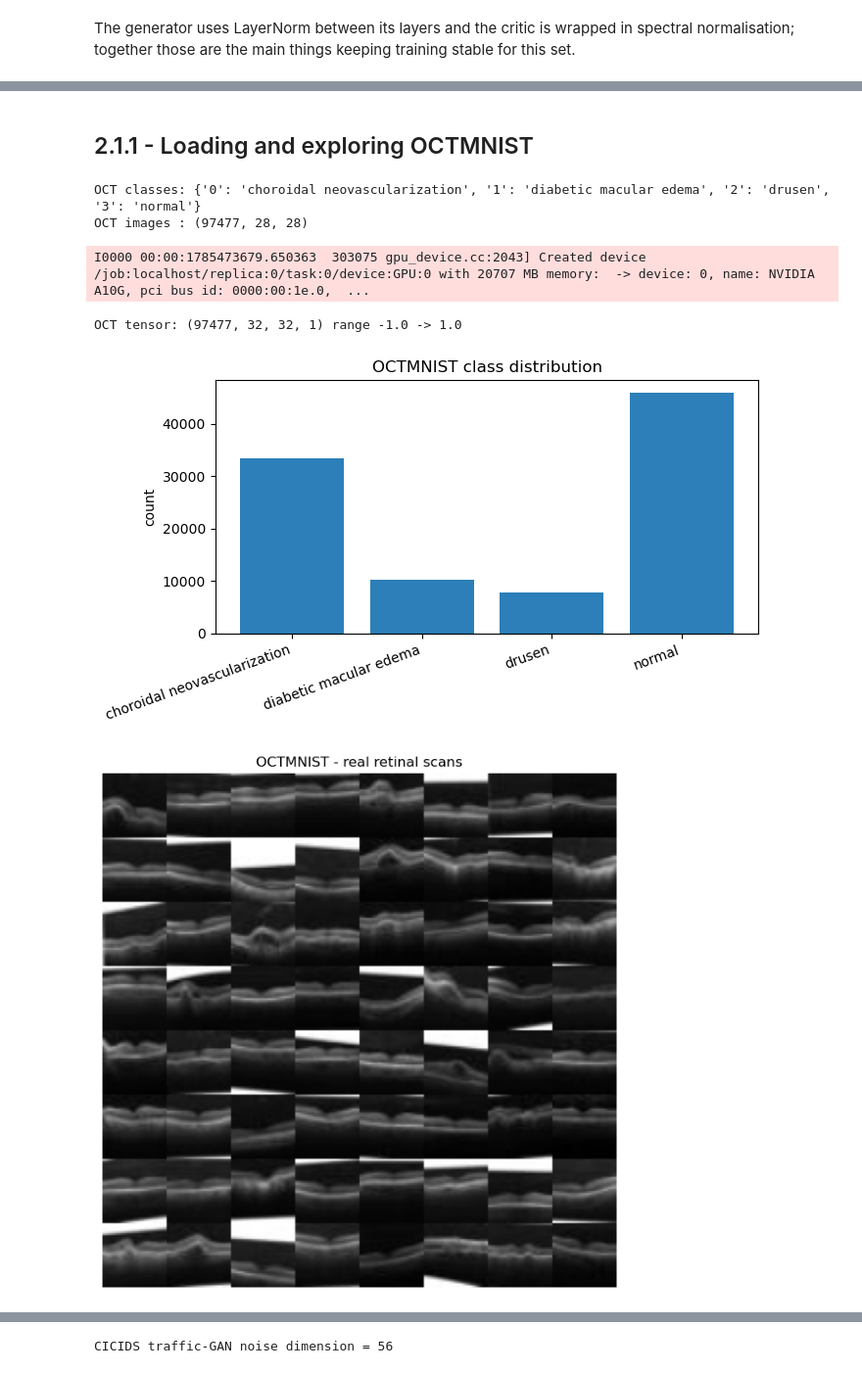
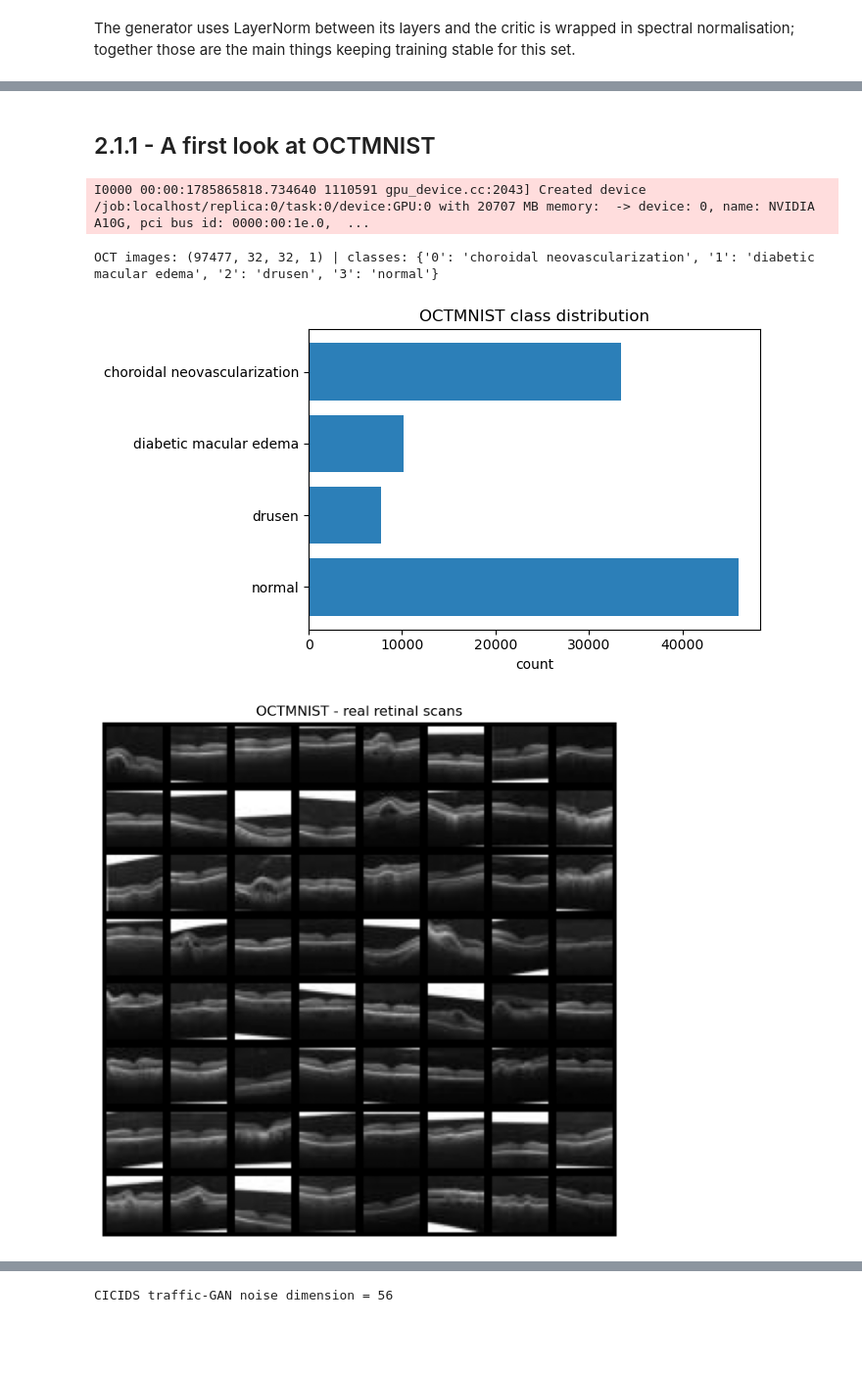
Before and after one commit to nithinreddy2003/GAN_Assignments, a Jupyter notebook: Set 5/GAN_Assignment_Set5_Final.ipynb, the cells around one changed output, grey strips where cells are left out. Shown at 98% size. Drawn from its saved outputs; the diff is of its cells as text; code cells hidden in the pictures; blank space fills up the shorter version.

```diff
--- a/Set 5/GAN_Assignment_Set5_Final.ipynb
+++ b/Set 5/GAN_Assignment_Set5_Final.ipynb
@@ -497,39 +517,35 @@ OCT DCGAN: latent=100 | epochs=40
 # %% [markdown]
-## 2.1.1 - Loading and exploring OCTMNIST
+## 2.1.1 - A first look at OCTMNIST
 # %%
 from medmnist import OCTMNIST, INFO
+oct_meta = INFO["octmnist"]
+OCT_CATEGORY_NAMES = oct_meta["label"]
+OCT_CLASS_COUNT = len(OCT_CATEGORY_NAMES)
 
-OCT_CLASS_NAMES = INFO["octmnist"]["label"]
-OCT_NUM_CLASSES = len(OCT_CLASS_NAMES)
-_oct_train = OCTMNIST(split="train", download=True)
-oct_images_uint8 = _oct_train.imgs
-oct_labels = _oct_train.labels.flatten().astype("int32")
-print("OCT classes:", OCT_CLASS_NAMES)
-print("OCT images :", oct_images_uint8.shape)
+def load_octmnist(pad=2):
+    """Fetch OCTMNIST(train), scale to [-1, 1], and pad the 28x28 scans out to 32x32
+    with a black (-1) border instead of interpolating them up."""
+    ds = OCTMNIST(split="train", download=True)
+    signed = ds.imgs.astype("float32")[..., None] / 127.5 - 1.0        # (N, 28, 28, 1)
+    border = [[0, 0], [pad, pad], [pad, pad], [0, 0]]
+    padded = tf.pad(signed, border, constant_values=-1.0)              # -> (N, 32, 32, 1)
+    return padded.numpy(), ds.labels.reshape(-1).astype("int32")
 
+oct_images, oct_labels = load_octmnist()
+print("OCT images:", oct_images.shape, "| classes:", OCT_CATEGORY_NAMES)
 
-def oct_to_signed(uint8_images, size=32):
-    """(N, 28, 28) uint8 -> (N, size, size, 1) float32 rescaled into [-1, 1]."""
-    scaled = uint8_images.astype("float32")[..., None] / 127.5 - 1.0
-    return tf.image.resize(scaled, (size, size)).numpy()
-
-
-oct_images = oct_to_signed(oct_images_uint8)
-print("OCT tensor:", oct_images.shape, "range", float(oct_images.min()), "->", float(oct_images.max()))
-
-_labels_present, _label_counts = np.unique(oct_labels, return_counts=True)
-plt.figure(figsize=(7, 4))
-plt.bar([OCT_CLASS_NAMES[str(int(v))] for v in _labels_present], _label_counts, color="#2c7fb8")
-plt.title("OCTMNIST class distribution"); plt.ylabel("count"); plt.xticks(rotation=20, ha="right")
-plt.tight_layout(); plt.savefig(os.path.join(RESULTS_DIR, "oct_class_distribution.png"), dpi=150, bbox_inches="tight")
+# Class balance as a horizontal bar chart.
+_present, _counts = np.unique(oct_labels, return_counts=True)
+fig, ax = plt.subplots(figsize=(7, 4))
+ax.barh([OCT_CATEGORY_NAMES[str(int(v))] for v in _present], _counts, color="#2c7fb8")
+ax.set(title="OCTMNIST class distribution", xlabel="count")
+ax.invert_yaxis()
+fig.tight_layout()
 plt.show()
-
-show_samples(oct_images[:64], "OCTMNIST - real retinal scans", "oct_real.png")
+show_samples(oct_images[:64], "OCTMNIST - real retinal scans", None)
 # %% [output]
-OCT classes: {'0': 'choroidal neovascularization', '1': 'diabetic macular edema', '2': 'drusen', '3': 'normal'}
-OCT images : (97477, 28, 28)
+I0000 00:00:1785865818.734640 1110591 gpu_device.cc:2043] Created device /job:localhost/replica:0/task:0/device:GPU:0 with 20707 MB memory:  -> device: 0, name: NVIDIA A10G, pci bus id: 0000:00:1e.0,  ...
-I0000 00:00:1785473679.650363  303075 gpu_device.cc:2043] Created device /job:localhost/replica:0/task:0/device:GPU:0 with 20707 MB memory:  -> device: 0, name: NVIDIA A10G, pci bus id: 0000:00:1e.0,  ...
+OCT images: (97477, 32, 32, 1) | classes: {'0': 'choroidal neovascularization', '1': 'diabetic macular edema', '2': 'drusen', '3': 'normal'}
-OCT tensor: (97477, 32, 32, 1) range -1.0 -> 1.0
-[figure, old version]
+[figure, new version]
-[figure, old version]
+[figure, new version]
 # %% [markdown]
```
Also changed, not shown: parts of 61 cells of this notebook.
